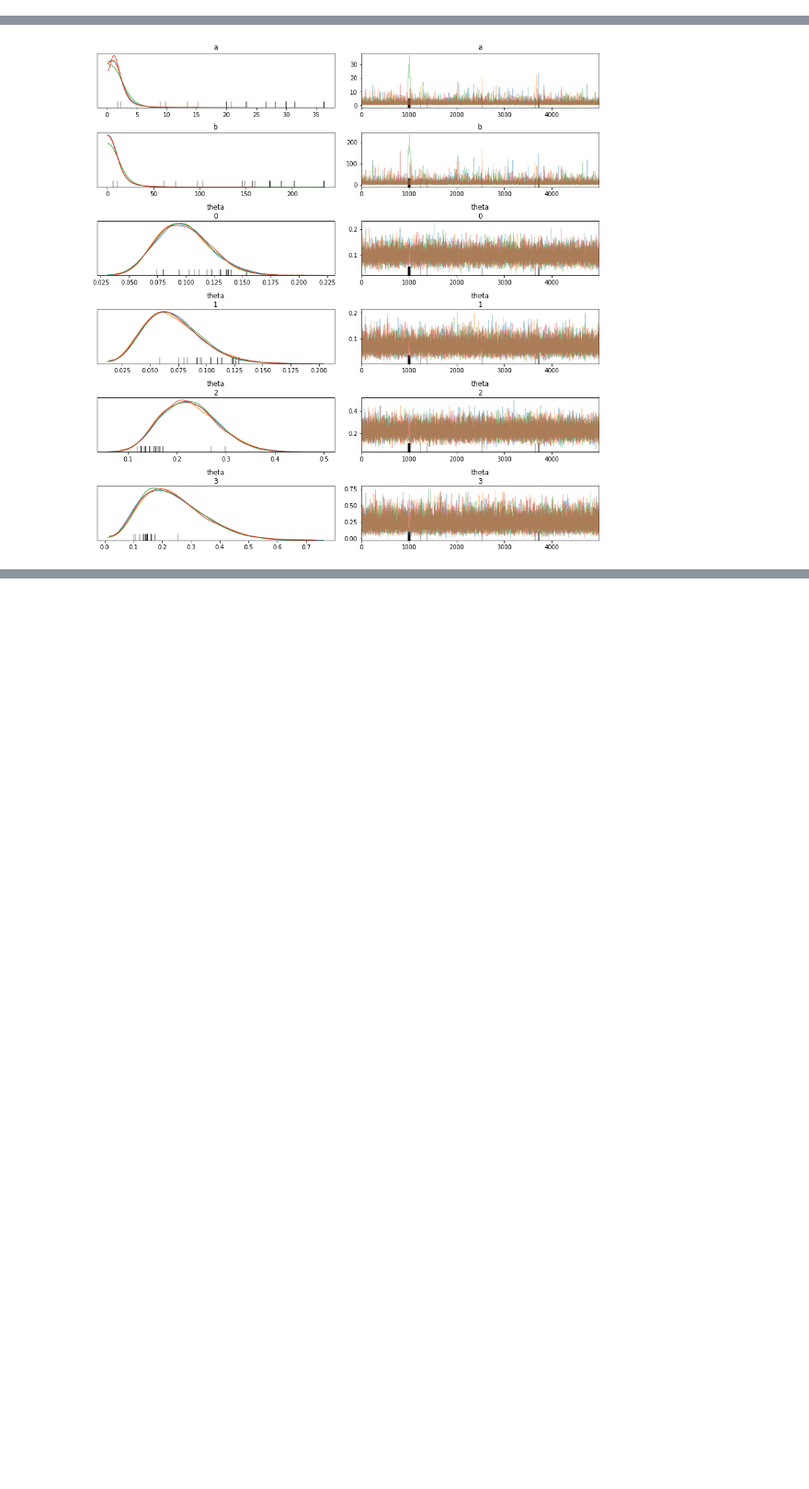
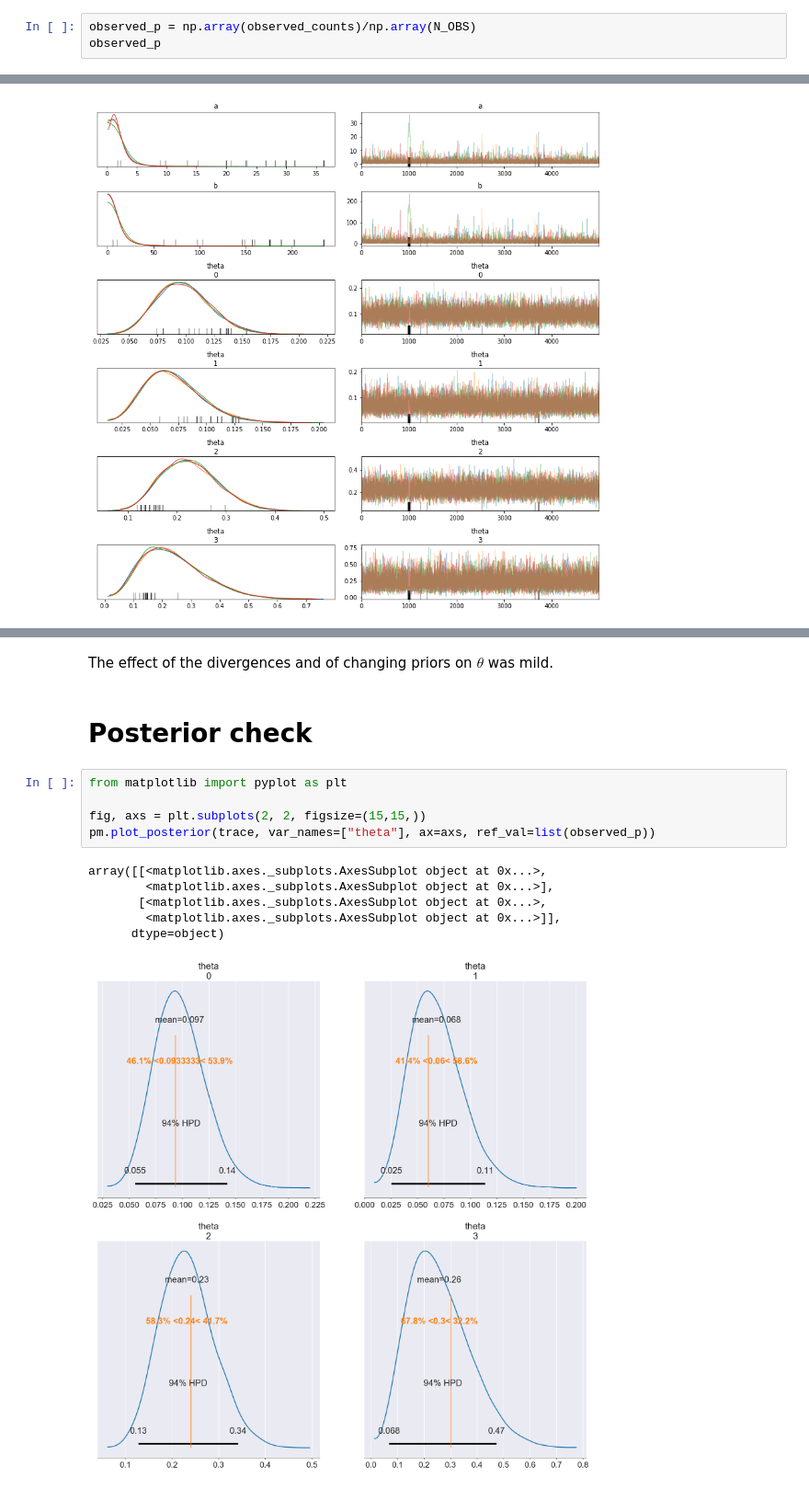
Before and after one commit to ibuder/hierarchical_regional, a Jupyter notebook: 2020-03-19_bayesian.ipynb, the cells around one changed output, grey strips where cells are left out. Shown: that part at 92% size. Drawn from its saved outputs; the diff is of its cells as text; blank space fills up the shorter version.

```diff
--- a/2020-03-19_bayesian.ipynb
+++ b/2020-03-19_bayesian.ipynb
@@ -36,3 +41,6 @@ Sanity check that simulated observations make sense:
 np.array(observed_counts)/np.array(N_OBS)
 # %% [output]
 array([0.09333333, 0.06      , 0.24      , 0.3       ])
+# %%
+observed_p = np.array(observed_counts)/np.array(N_OBS)
+observed_p
@@ -79,0 +162,16 @@ array([[<matplotlib.axes._subplots.AxesSubplot object at 0x...>,
+# %% [markdown]
+The effect of the divergences and of changing priors on $\theta$ was mild.
+# %% [markdown]
+# Posterior check
+# %%
+from matplotlib import pyplot as plt
+
+fig, axs = plt.subplots(2, 2, figsize=(15,15,))
+pm.plot_posterior(trace, var_names=["theta"], ax=axs, ref_val=list(observed_p))
+# %% [output]
+array([[<matplotlib.axes._subplots.AxesSubplot object at 0x...>,
+        <matplotlib.axes._subplots.AxesSubplot object at 0x...>],
+       [<matplotlib.axes._subplots.AxesSubplot object at 0x...>,
+        <matplotlib.axes._subplots.AxesSubplot object at 0x...>]],
+      dtype=object)
+[figure, added]
```
Also changed, not shown: parts of 7 cells of this notebook.
